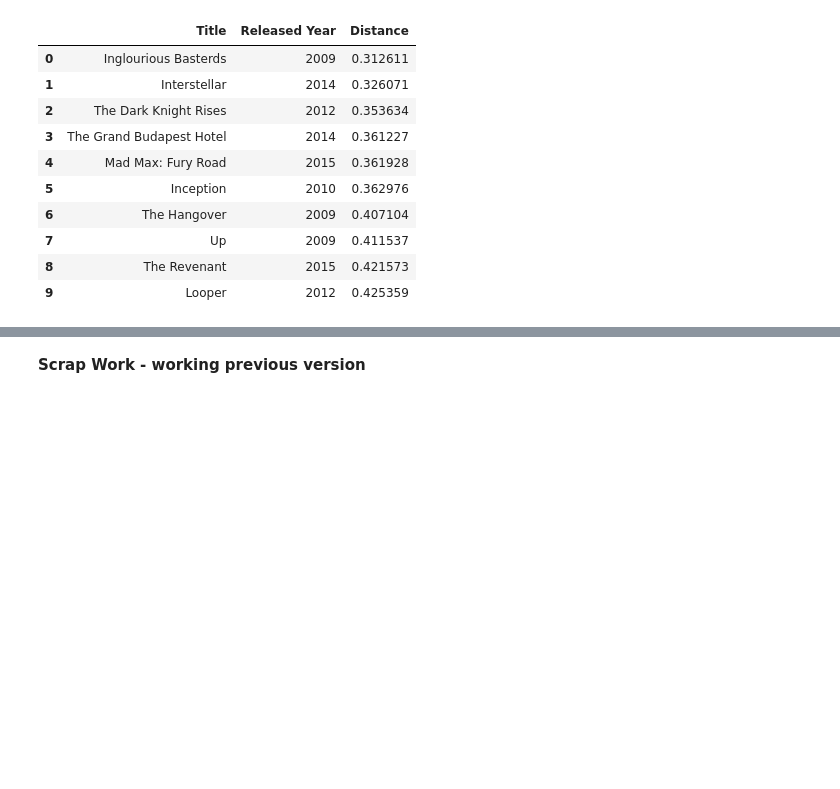
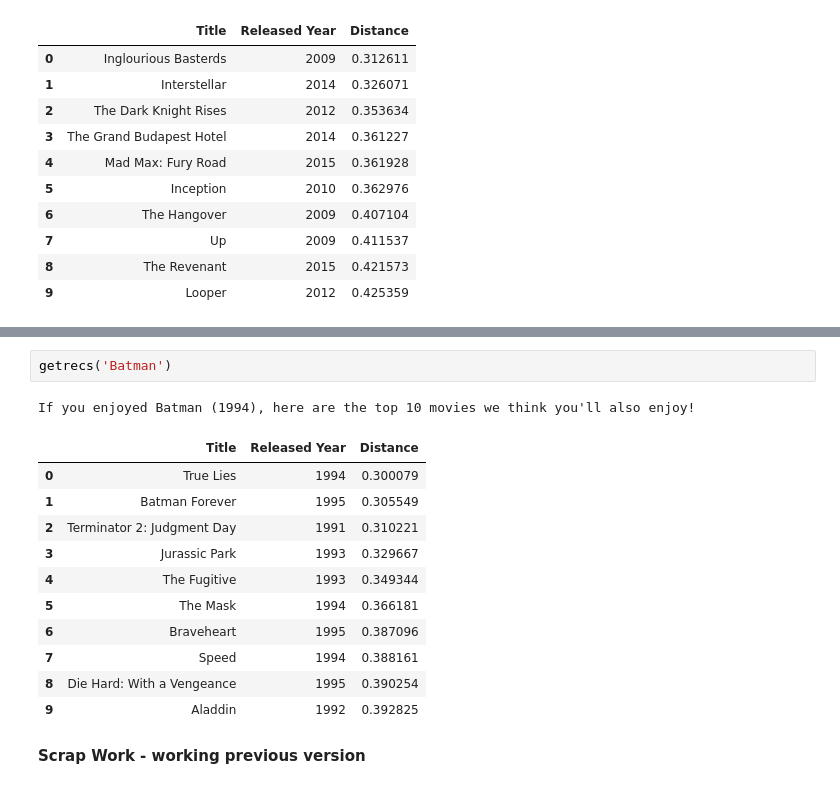
Before and after one commit to proman2520/project-4, a Jupyter notebook: Project4_accmodel_local_v2.ipynb, the cells around one changed output, grey strips where cells are left out. Drawn from its saved outputs; the diff is of its cells as text; blank space fills up the shorter version.

```diff
--- a/Project4_accmodel_local_v2.ipynb
+++ b/Project4_accmodel_local_v2.ipynb
@@ -268,3 +287,18 @@ If you enjoyed Django Unchained (2009), here are the top 10 movies we think you'
+# %%
+getrecs('Batman')
+# %% [output]
+If you enjoyed Batman (1994), here are the top 10 movies we think you'll also enjoy!
+|  | Title | Released Year | Distance |
+| 0 | True Lies | 1994 | 0.300079 |
+| 1 | Batman Forever | 1995 | 0.305549 |
+| 2 | Terminator 2: Judgment Day | 1991 | 0.310221 |
+| 3 | Jurassic Park | 1993 | 0.329667 |
+| 4 | The Fugitive | 1993 | 0.349344 |
+| 5 | The Mask | 1994 | 0.366181 |
+| 6 | Braveheart | 1995 | 0.387096 |
+| 7 | Speed | 1994 | 0.388161 |
+| 8 | Die Hard: With a Vengeance | 1995 | 0.390254 |
+| 9 | Aladdin | 1992 | 0.392825 |
 # %% [markdown]
 **Scrap Work - working previous version**
 # %%
```
Also changed, not shown: parts of 2 cells of this notebook.
